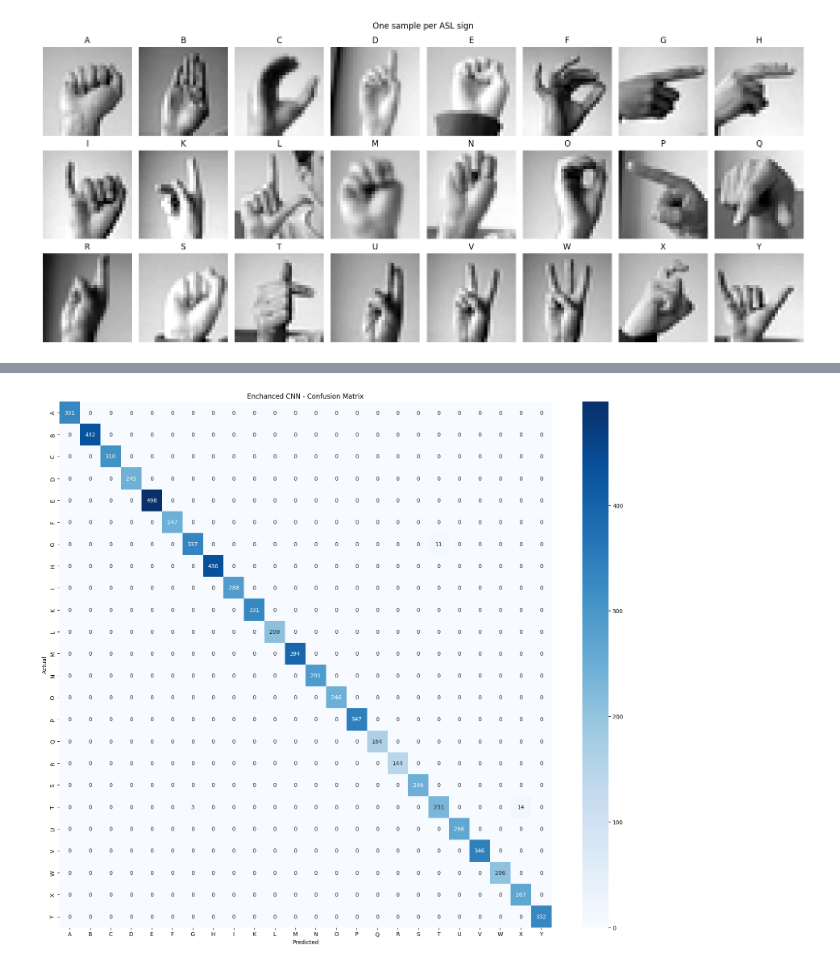
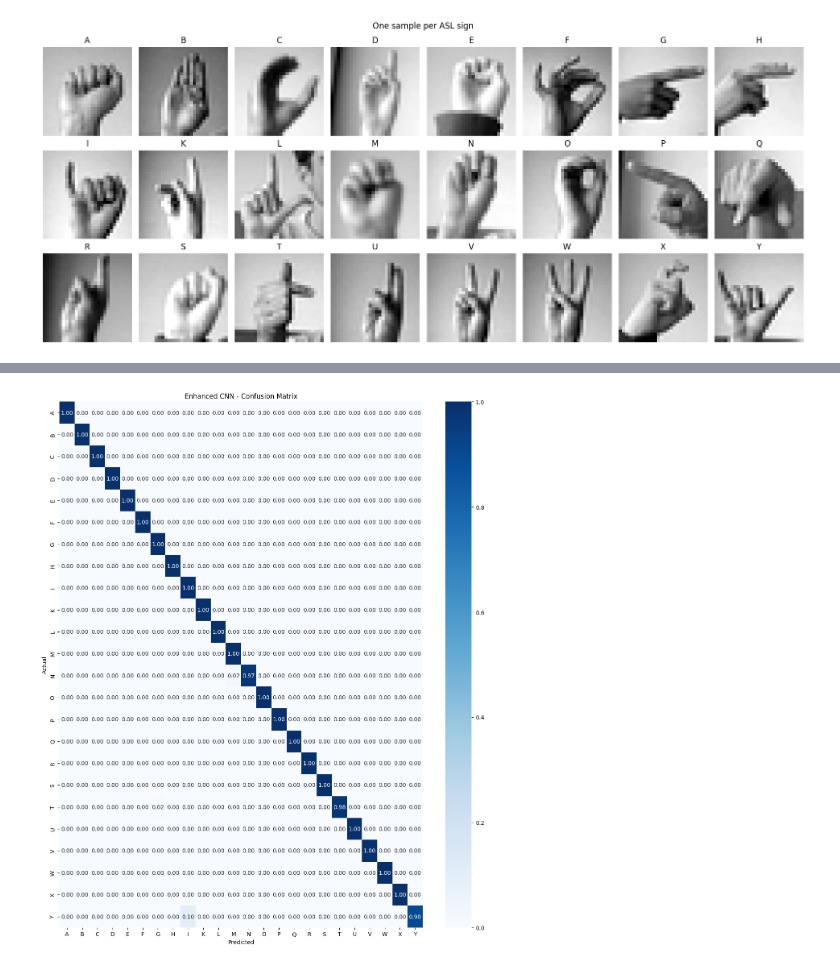
Before and after one commit to v-saketh-p/CSCU9M6, a Jupyter notebook: CSCU9M6_assignment.ipynb, the cells around one changed output, grey strips where cells are left out. Drawn from its saved outputs; the diff is of its cells as text; code cells hidden in the pictures.

```diff
--- a/CSCU9M6_assignment.ipynb
+++ b/CSCU9M6_assignment.ipynb
@@ -282,7 +282,7 @@ history_enhanced = model_enhanced.fit(
     x_train, y_train,
     validation_data = (x_valid, y_valid),
     epochs = 50,
-    batch_size = 64,
+    batch_size = 256,
     callbacks = fresh_callbacks,
     verbose = 1
 )
@@ -343,14 +352,16 @@ print(f"Enhanced - Time: {enhanced_time} seconds")
 # %%
-y_pred = model_enhanced.predict(x_test)
+from sklearn.utils import column_or_1d
+y_pred = model_enhanced.predict (x_test)
 y_pred_classes = np.argmax(y_pred, axis = 1)
 y_test_classes = np.argmax(y_test, axis = 1)
 
-plt.figure(figsize = (16, 14))
 cm = confusion_matrix(y_test_classes, y_pred_classes)
-sns.heatmap(cm, annot = True, fmt = 'd', cmap = 'Blues',
-            xticklabels = class_names,
-            yticklabels = class_names)
-plt.title('Enchanced CNN - Confusion Matrix')
+cm_normalized = cm.astype('float') / cm.sum(axis = 1)[:, np.newaxis]
+
+plt.figure(figsize = (12, 14))
+sns.heatmap(cm_normalized, annot = True, fmt = '.2f', cmap = 'Blues',
+            xticklabels = class_names, yticklabels = class_names)
+plt.title('Enhanced CNN - Confusion Matrix')
 plt.xlabel('Predicted')
 plt.ylabel('Actual')
 plt.tight_layout()
@@ -360 +371 @@ plt.show()
-[figure, old version]
+[figure, new version]
```
Also changed, not shown: parts of 11 cells of this notebook.
